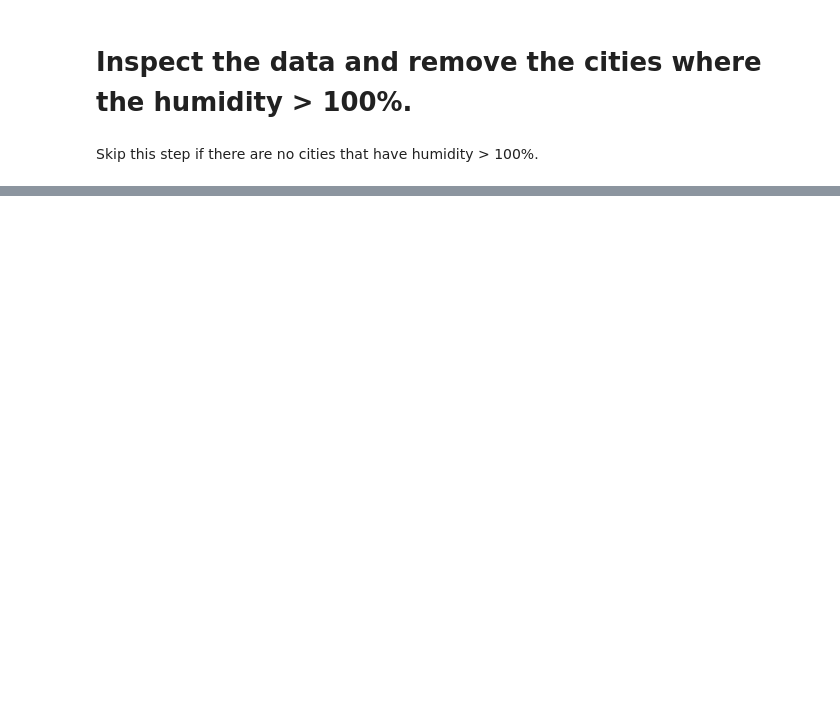
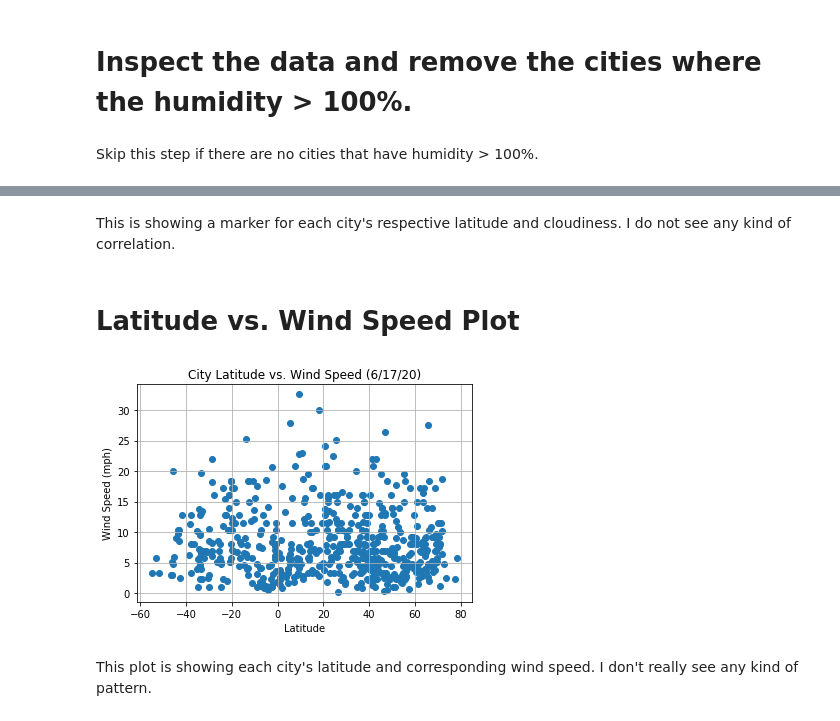
Before and after one commit to tamaranxu/python-api-challenge, a Jupyter notebook: WeatherPy/WeatherPy.ipynb, the cells around one changed output, grey strips where cells are left out. Cells and saved outputs as stored; diff of their text form; code cells hidden in the pictures; blank space fills up the shorter version.

```diff
--- a/WeatherPy/WeatherPy.ipynb
+++ b/WeatherPy/WeatherPy.ipynb
@@ -157,0 +251,23 @@ Skip this step if there are no cities that have humidity > 100%.
+# %% [markdown]
+This is showing a marker for each city's respective latitude and cloudiness. I do not see any kind of correlation.
+# %% [markdown]
+# Latitude vs. Wind Speed Plot
+# %%
+# build scatter plot
+plt.scatter(weather_csv['Lat'], weather_csv['Wind Speed'], marker='o')
+
+# incorporate other graph properties
+plt.title('City Latitude vs. Wind Speed (6/17/20)')
+plt.ylabel('Wind Speed (mph)')
+plt.xlabel('Latitude')
+plt.grid(True)
+
+# Save the figure
+plt.savefig('output_data/Lat_Wind.png')
+
+# show plot
+plt.show()
+# %% [output]
+[figure, added]
+# %% [markdown]
+This plot is showing each city's latitude and corresponding wind speed. I don't really see any kind of pattern.
```
Also changed, not shown: parts of 17 cells of this notebook, 5 other files.
